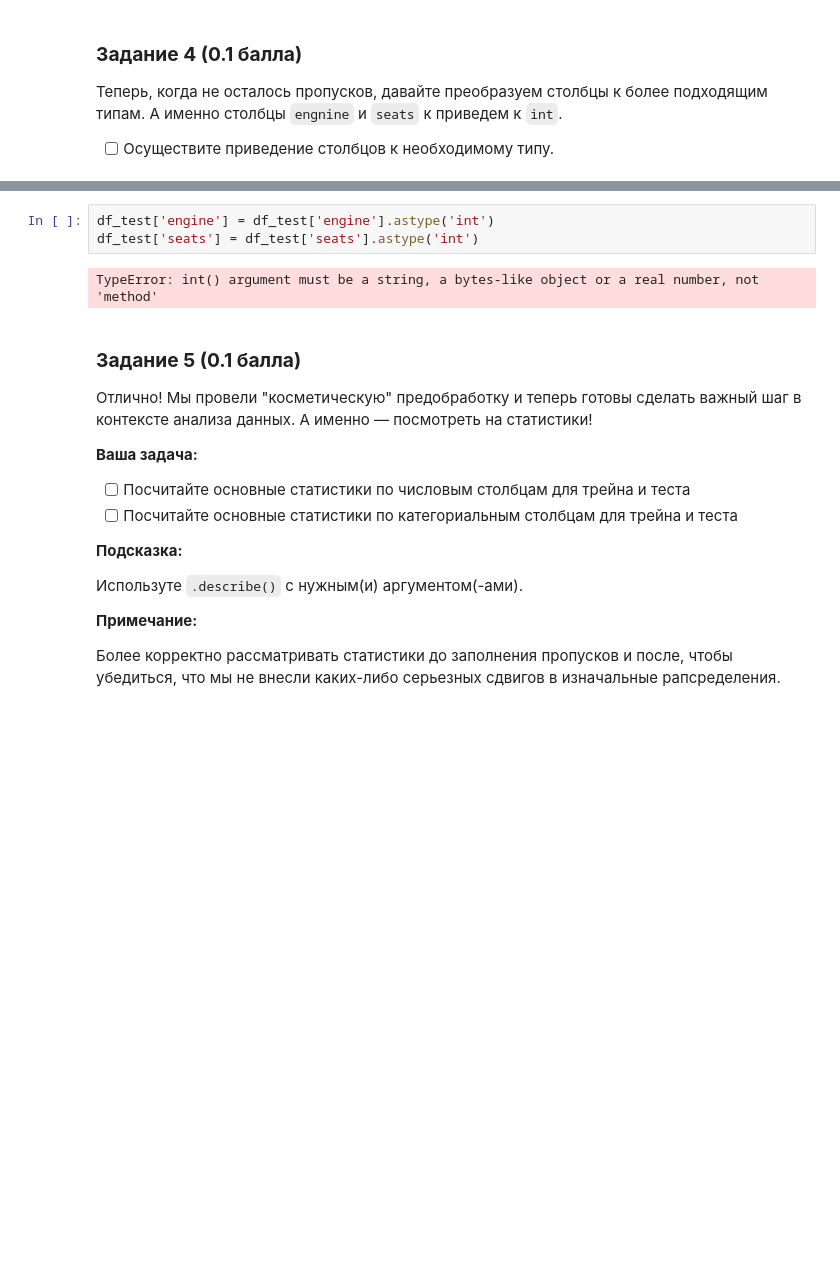
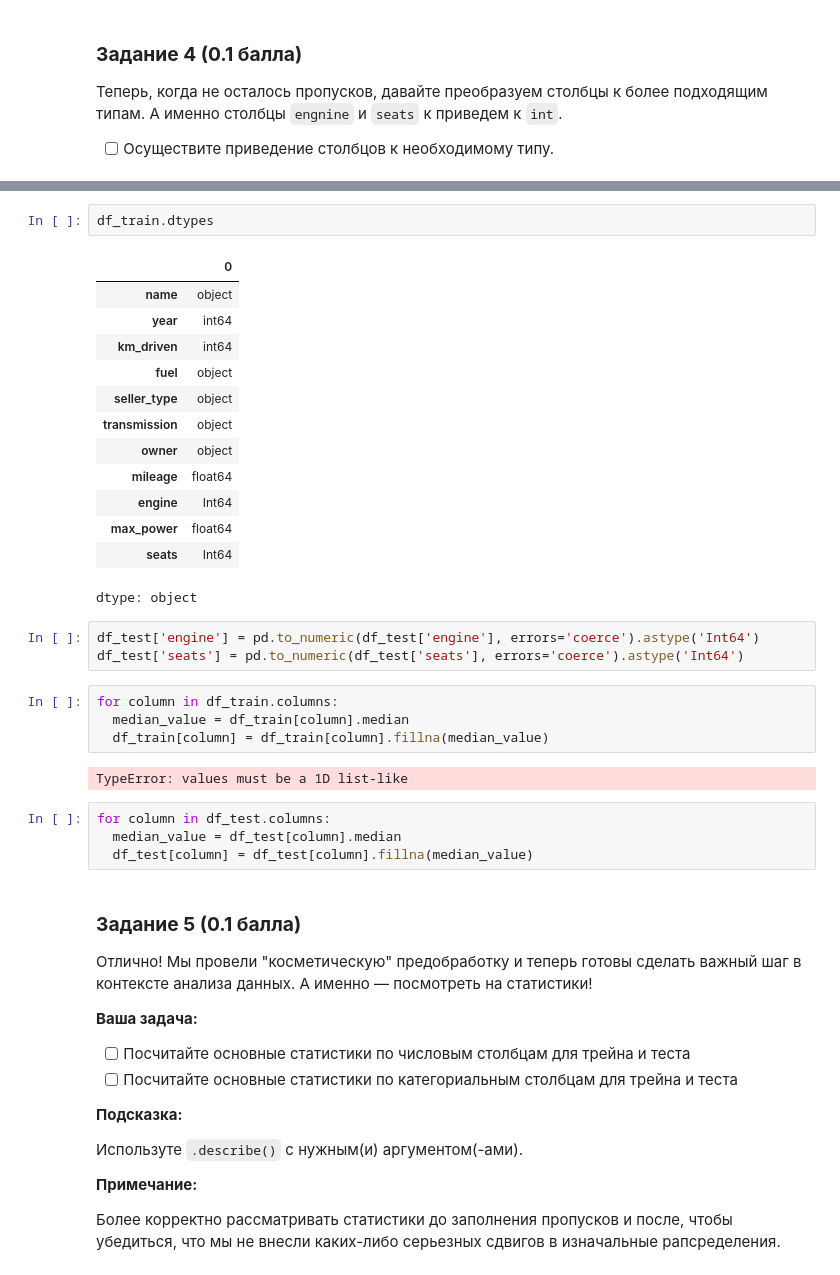
Before and after one commit to VladislavTokarev02/AI_ML_homework, a Jupyter notebook: Hometasks/Base/AI_HW1_Regression_with_inference_base.ipynb, the cells around one changed output, grey strips where cells are left out. Saved outputs shown, nothing was run; the diff lists cells and outputs as text; blank space fills up the shorter version.

```diff
--- a/Hometasks/Base/AI_HW1_Regression_with_inference_base.ipynb
+++ b/Hometasks/Base/AI_HW1_Regression_with_inference_base.ipynb
@@ -435,9 +419,33 @@ df_train.dtypes
 dtype: object
+# %%
+df_train.dtypes
+# %% [output]
+|  | 0 |
+| name | object |
+| year | int64 |
+| km_driven | int64 |
+| fuel | object |
+| seller_type | object |
+| transmission | object |
+| owner | object |
+| mileage | float64 |
+| engine | Int64 |
+| max_power | float64 |
+| seats | Int64 |
+dtype: object
 # %%
-df_test['engine'] = df_test['engine'].astype('int')
-df_test['seats'] = df_test['seats'].astype('int')
+df_test['engine'] = pd.to_numeric(df_test['engine'], errors='coerce').astype('Int64')
+df_test['seats'] = pd.to_numeric(df_test['seats'], errors='coerce').astype('Int64')
-# %% [output]
-TypeError: int() argument must be a string, a bytes-like object or a real number, not 'method'
+# %%
+for column in df_train.columns:
+  median_value = df_train[column].median
+  df_train[column] = df_train[column].fillna(median_value)
+# %% [output]
+TypeError: values must be a 1D list-like
+# %%
+for column in df_test.columns:
+  median_value = df_test[column].median
+  df_test[column] = df_test[column].fillna(median_value)
 # %% [markdown]
 ### **Задание 5 (0.1 балла)**
 
```
Also changed, not shown: parts of 8 cells of this notebook.
